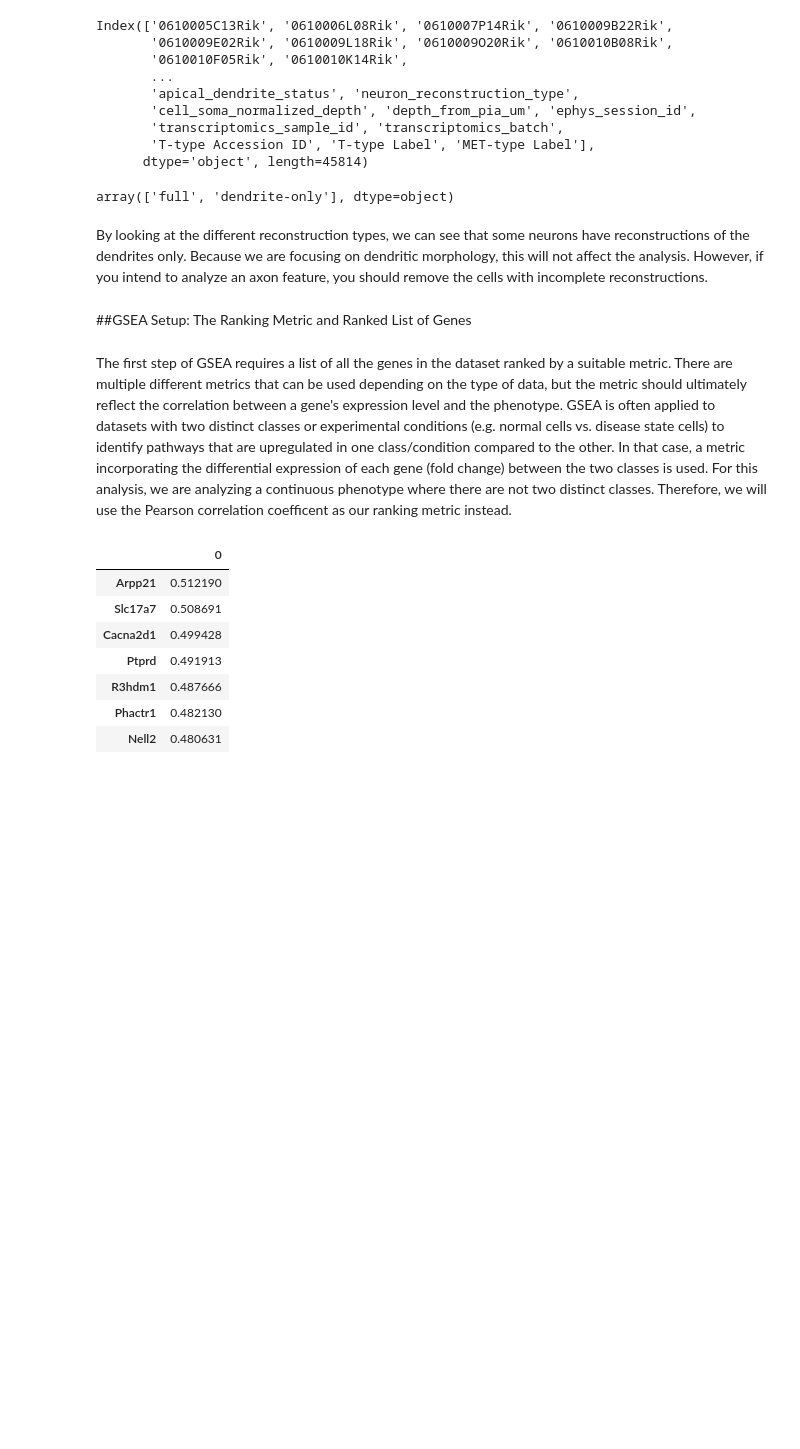
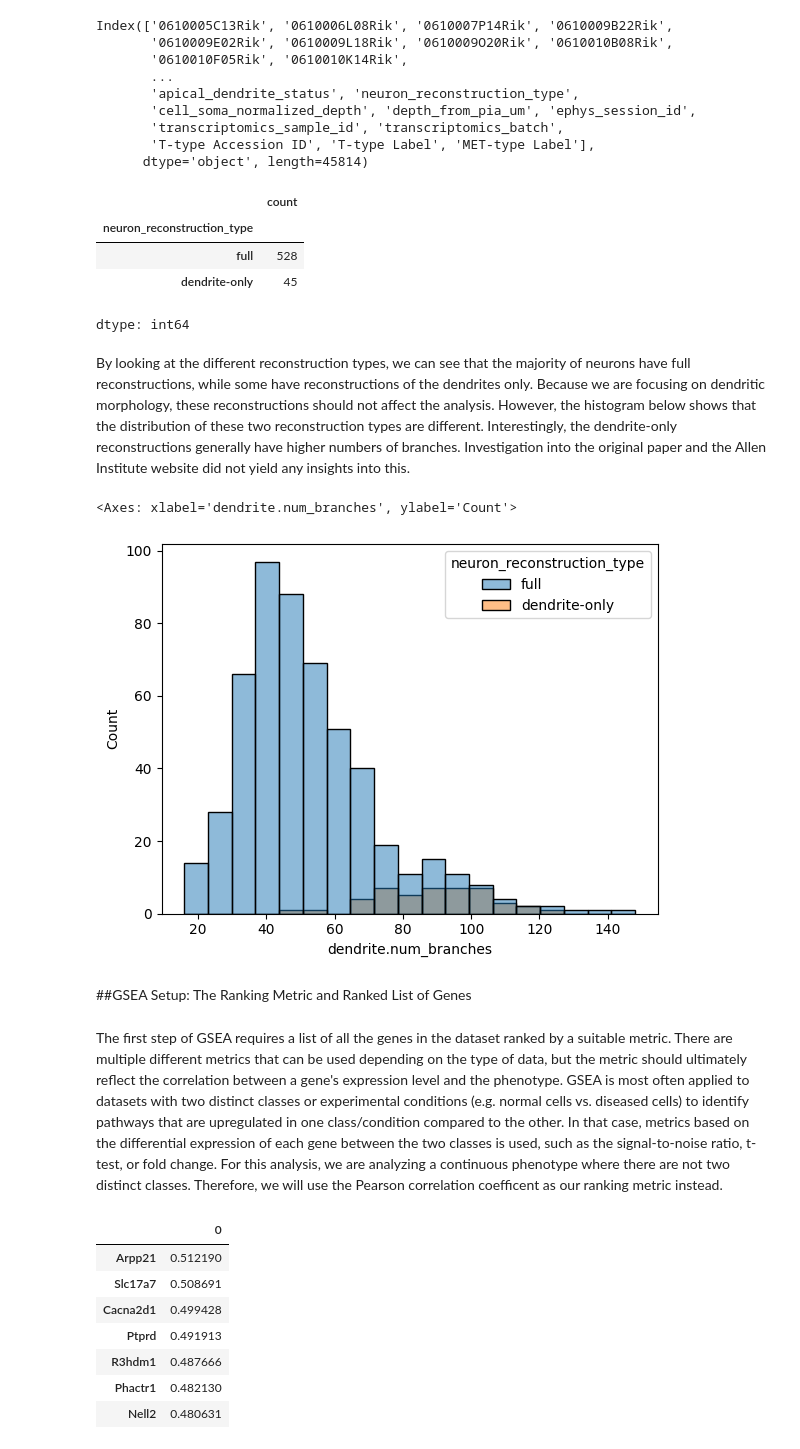
Before and after one commit to rcs-science-research/Dendritic-Branching-GSEA, a Jupyter notebook: Dendritic_Branching_Associated_Pathways_GSEA.ipynb, the cells around one changed output. Cells and saved outputs as stored; diff of their text form; code cells hidden in the pictures; blank space fills up the shorter version.

```diff
--- a/Dendritic_Branching_Associated_Pathways_GSEA.ipynb
+++ b/Dendritic_Branching_Associated_Pathways_GSEA.ipynb
@@ -131,13 +161,22 @@ Index(['0610005C13Rik', '0610006L08Rik', '0610007P14Rik', '0610009B22Rik',
        'T-type Accession ID', 'T-type Label', 'MET-type Label'],
       dtype='object', length=45814)
 # %%
-cell_data["neuron_reconstruction_type"].unique()
+cell_data["neuron_reconstruction_type"].value_counts()
 # %% [output]
+|  | count |
+| neuron_reconstruction_type |  |
+| full | 528 |
+| dendrite-only | 45 |
-array(['full', 'dendrite-only'], dtype=object)
+dtype: int64
 # %% [markdown]
-By looking at the different reconstruction types, we can see that some neurons have reconstructions of the dendrites only. Because we are focusing on dendritic morphology, this will not affect the analysis. However, if you intend to analyze an axon feature, you should remove the cells with incomplete reconstructions.
+By looking at the different reconstruction types, we can see that the majority of neurons have full reconstructions, while some have reconstructions of the dendrites only. Because we are focusing on dendritic morphology, these reconstructions should not affect the analysis. However, the histogram below shows that the distribution of these two reconstruction types are different. Interestingly, the dendrite-only reconstructions generally have higher numbers of branches. Investigation into the original paper and the Allen Institute website did not yield any insights into this.
+# %%
+sns.histplot(data=cell_data, x='dendrite.num_branches', hue='neuron_reconstruction_type')
+# %% [output]
+<Axes: xlabel='dendrite.num_branches', ylabel='Count'>
+[figure, added]
 # %% [markdown]
 ##GSEA Setup: The Ranking Metric and Ranked List of Genes
 # %% [markdown]
-The first step of GSEA requires a list of all the genes in the dataset ranked by a suitable metric. There are multiple different metrics that can be used depending on the type of data, but the metric should ultimately reflect the correlation between a gene's expression level and the phenotype. GSEA is often applied to datasets with two distinct classes or experimental conditions (e.g. normal cells vs. disease state cells) to identify pathways that are upregulated in one class/condition compared to the other. In that case, a metric incorporating the differential expression of each gene (fold change) between the two classes is used. For this analysis, we are analyzing a continuous phenotype where there are not two distinct classes. Therefore, we will use the Pearson correlation coefficent as our ranking metric instead.
+The first step of GSEA requires a list of all the genes in the dataset ranked by a suitable metric. There are multiple different metrics that can be used depending on the type of data, but the metric should ultimately reflect the correlation between a gene's expression level and the phenotype. GSEA is most often applied to datasets with two distinct classes or experimental conditions (e.g. normal cells vs. diseased cells) to identify pathways that are upregulated in one class/condition compared to the other. In that case, metrics based on the differential expression of each gene between the two classes is used, such as the signal-to-noise ratio, t-test, or fold change. For this analysis, we are analyzing a continuous phenotype where there are not two distinct classes. Therefore, we will use the Pearson correlation coefficent as our ranking metric instead.
 # %%
```
Also changed, not shown: parts of 66 cells of this notebook.
